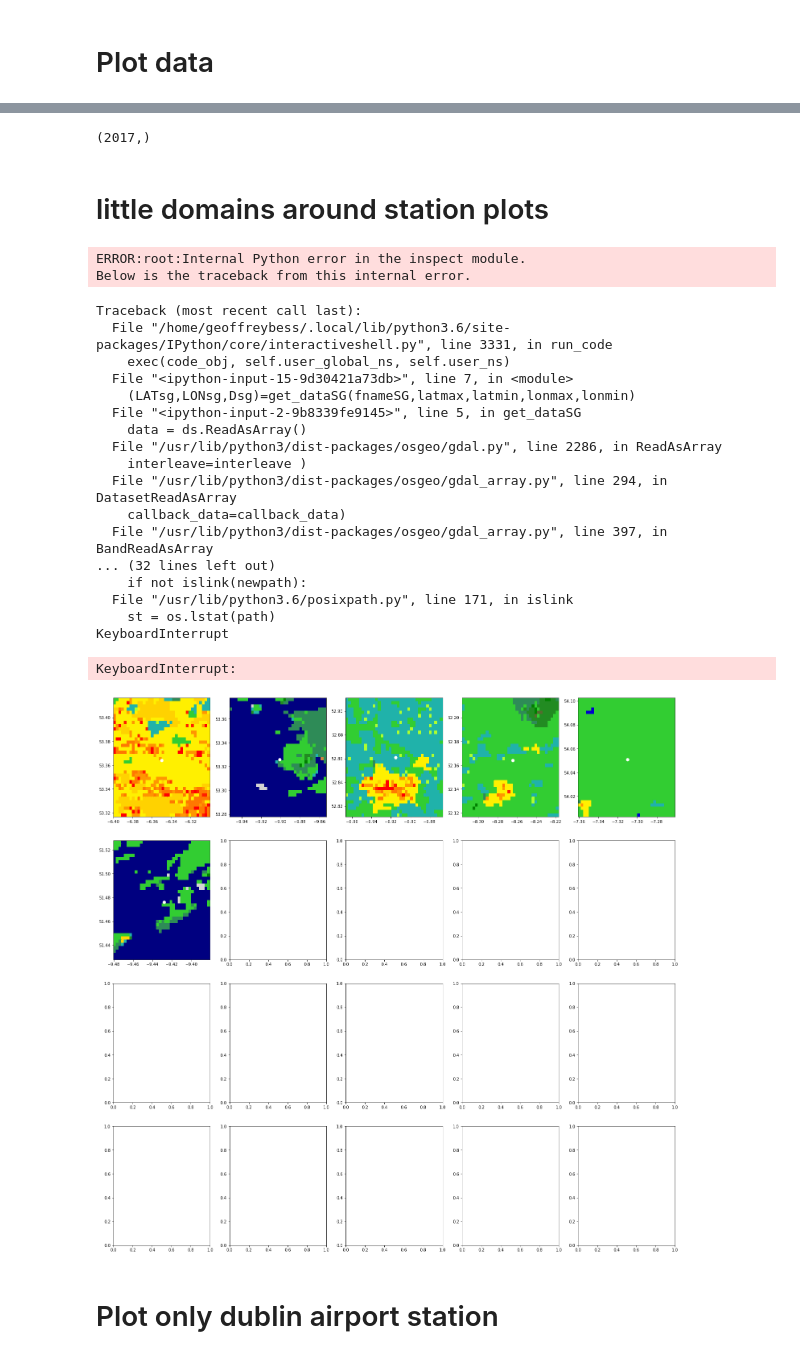
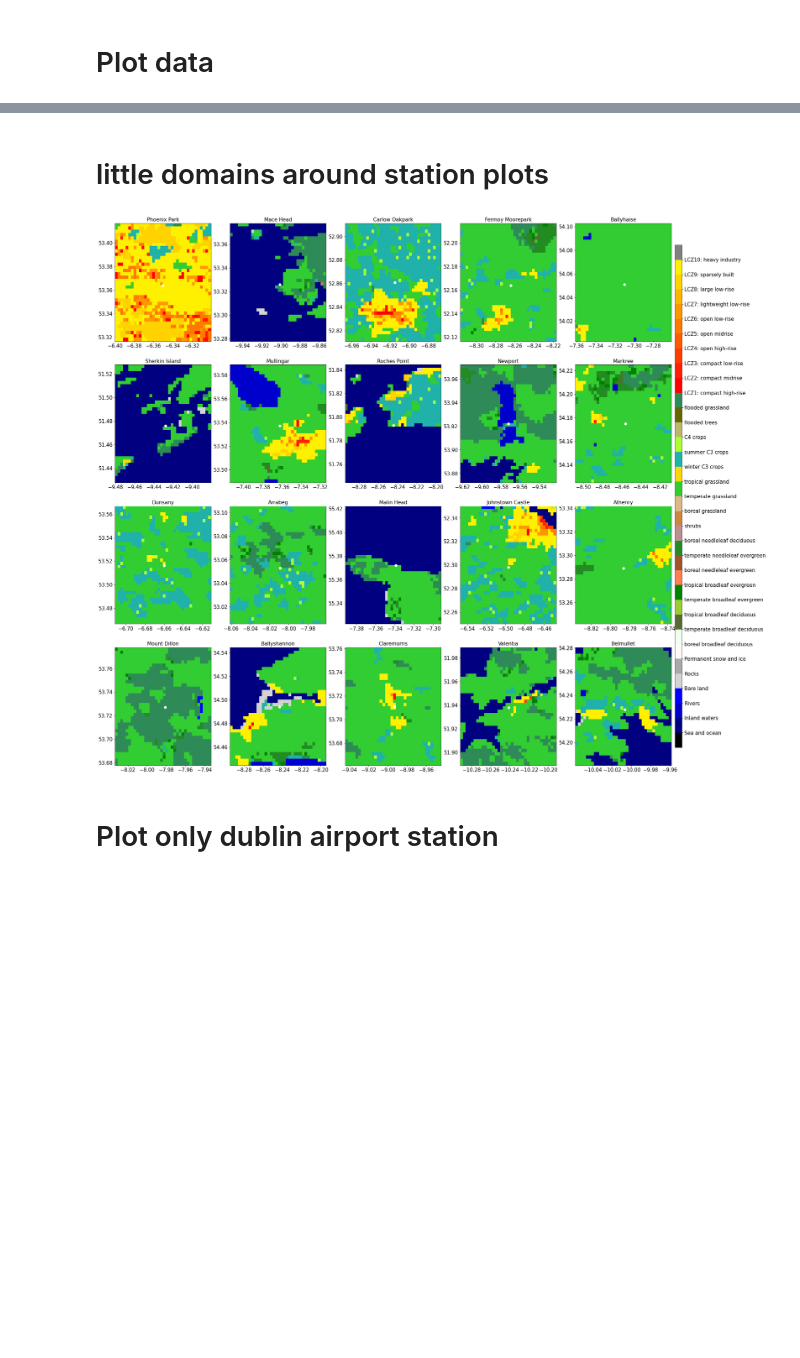
Before and after one commit to gbessardon/patches, a Jupyter notebook: Stations_patches.ipynb, the cells around one changed output, grey strips where cells are left out. Saved outputs shown, nothing was run; the diff lists cells and outputs as text; code cells hidden in the pictures; blank space fills up the shorter version.

```diff
--- a/Stations_patches.ipynb
+++ b/Stations_patches.ipynb
@@ -61,12 +61,17 @@ def readstationcoordinate(fnstation):
     data=open(fnstation,'r')
     lat=[]
     lon=[]
+    names=[]
     for d in data:
-        lat.append(d.split(' ')[0].strip(' '))
-        lon.append(d.split(' ')[1].strip(' '))
+        if 'Latitude' not in d:
+            c=d.split(',')
+            lat.append(c[0])
+            lon.append(c[1])
+            names.append(c[2].strip('\n'))
     LAT=np.array(lat).astype(float)
     LON=np.array(lon).astype(float)
-    return(LAT,LON)
+    NAMES=np.array(names)
+    return(LAT,LON,NAMES)
 # %% [markdown]
 ## Function to set correspondance between station and line in the csv files
 # %%
@@ -95,7 +100,7 @@ def write_txt_file_cover_station(fntxt,LAT,LON,Linenum,covernum,covername,cityfr
 ## read station coordinate
 # %%
 fnstation='/mnt/g/Stations_list.txt'
-LAT,LON=readstationcoordinate(fnstation)
+LAT,LON,NAMES=readstationcoordinate(fnstation)
 # %% [markdown]
 ## Open ECOCLIMAP-SG data
 # %%
@@ -104,7 +109,7 @@ latmin=50.9
 lonmax=-5.4
 lonmin=-11
 
-fnameSG='/mnt/g/ECOCLIMAP/ECOCLIMAPSG/ecosg_final_map.dir'
+fnameSG='/mnt/g/ECOCLIMAP/ECOCLIMAPSG/test_ecosg.tif'
 (LATSG,LONSG,DSG)=get_dataSG(fnameSG,latmax,latmin,lonmax,lonmin)
 covernamef='/mnt/g/ECOCLIMAP/ECOCLIMAPSG/ECOCLIMAP_SG_cover_data.csv'
 #get the cover deatils from the csvfile
@@ -210,50 +220,30 @@ sc=ax.scatter(LON,LAT,s=50,c='w')
-# %%
-LONSG.shape
-# %% [output]
-(2017,)
 # %% [markdown]
 # little domains around station plots
 # %%
-fig, axes = plt.subplots(4, 5,figsize=(25, 25))
+fig, axes = plt.subplots(4, 5,figsize=(30, 30))
 for ax,j in zip(axes.ravel(),range(0,len(LAT))):
         latmin=LAT[j]-0.05
         latmax=LAT[j]+0.05
         lonmin=LON[j]-0.05
         lonmax=LON[j]+0.05
         (LATsg,LONsg,Dsg)=get_dataSG(fnameSG,latmax,latmin,lonmax,lonmin)
         c=ax.pcolormesh(LONsg,LATsg,Dsg,cmap=colSG, vmin=np.min(DSG)-1,vmax=np.max(DSG)+1)
         sc=ax.scatter(LON[j],LAT[j],s=50,c='w')
         ax.set_xlim(np.min(LONsg),np.max(LONsg))
         ax.set_ylim(np.min(LATsg),np.max(LATsg))
+        ax.xaxis.set_tick_params(labelsize=15)
+        ax.yaxis.set_tick_params(labelsize=15)
+        ax.set_title(NAMES[j],fontsize=15)
         #ax.set_xlabel('Longitude',fontsize=20)
         #ax.set_ylabel('Latitude',fontsize=20)
-cbar_ax = fig.add_axes([0.92, 0.15, 0.05, 0.7])
+cbar_ax = fig.add_axes([0.905, 0.15, 0.01, 0.7])
 cb=fig.colorbar(c, cax=cbar_ax, ticks=np.arange(np.min(DSG),np.max(DSG)+1),extendfrac='auto', spacing='proportional')
 cb.set_ticks([i for i in np.arange(1, len(covername)+1,1)])
 cb.set_ticklabels(covername)
+cb.ax.tick_params(labelsize=15)
 fig.savefig('ECOCLIMAP_stations.jpg')
 # %% [output]
-ERROR:root:Internal Python error in the inspect module.
-Below is the traceback from this internal error.
-Traceback (most recent call last):
-  File "/home/geoffreybess/.local/lib/python3.6/site-packages/IPython/core/interactiveshell.py", line 3331, in run_code
-    exec(code_obj, self.user_global_ns, self.user_ns)
-  File "<ipython-input-15-9d30421a73db>", line 7, in <module>
-    (LATsg,LONsg,Dsg)=get_dataSG(fnameSG,latmax,latmin,lonmax,lonmin)
-  File "<ipython-input-2-9b8339fe9145>", line 5, in get_dataSG
-    data = ds.ReadAsArray()
-  File "/usr/lib/python3/dist-packages/osgeo/gdal.py", line 2286, in ReadAsArray
-    interleave=interleave )
-  File "/usr/lib/python3/dist-packages/osgeo/gdal_array.py", line 294, in DatasetReadAsArray
-    callback_data=callback_data)
-  File "/usr/lib/python3/dist-packages/osgeo/gdal_array.py", line 397, in BandReadAsArray
-... (32 lines left out)
-    if not islink(newpath):
-  File "/usr/lib/python3.6/posixpath.py", line 171, in islink
-    st = os.lstat(path)
-KeyboardInterrupt
-KeyboardInterrupt:
-[figure, old version]
+[figure, new version]
 # %% [markdown]
 # Plot only dublin airport station
 # %%
```
Also changed, not shown: parts of 9 cells of this notebook, 3 other files.
